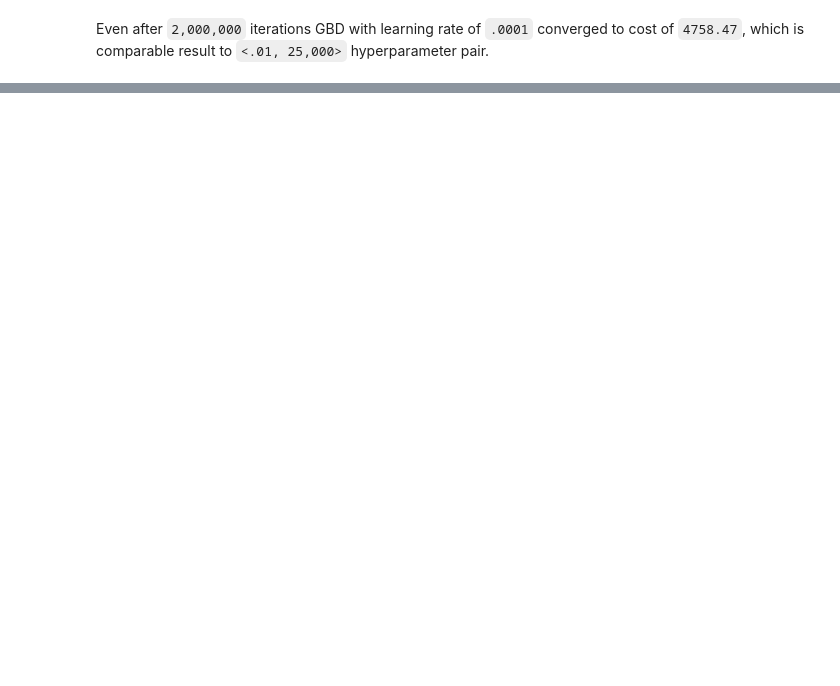
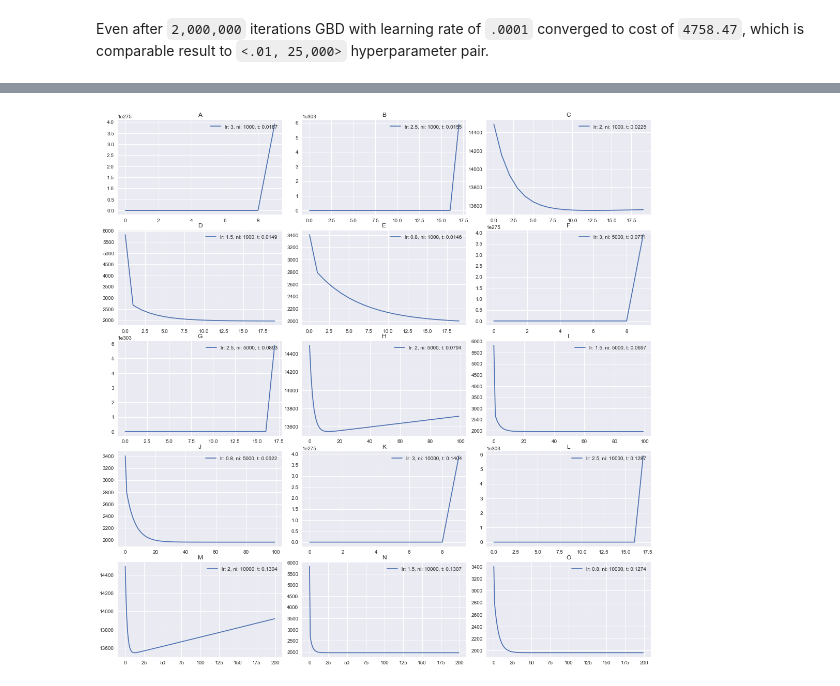
Before and after one commit to pvlbzn/linear-regression, a Jupyter notebook: linear_regression.ipynb, the cells around one changed output, grey strips where cells are left out. Drawn from its saved outputs; the diff is of its cells as text; code cells hidden in the pictures; blank space fills up the shorter version.

```diff
--- a/linear_regression.ipynb
+++ b/linear_regression.ipynb
@@ -329,0 +406,9 @@ Even after `2,000,000` iterations GBD with learning rate of `.0001` converged to
+# %%
+lrates = [3, 2.5, 2, 1.5, .8]
+niterations = [1000, 5000, 10000]
+
+optimal_rec = test(X, y)
+# %%
+plot_records(optimal_rec)
+# %% [output]
+[figure, added]
```
Also changed, not shown: parts of 18 cells of this notebook.
